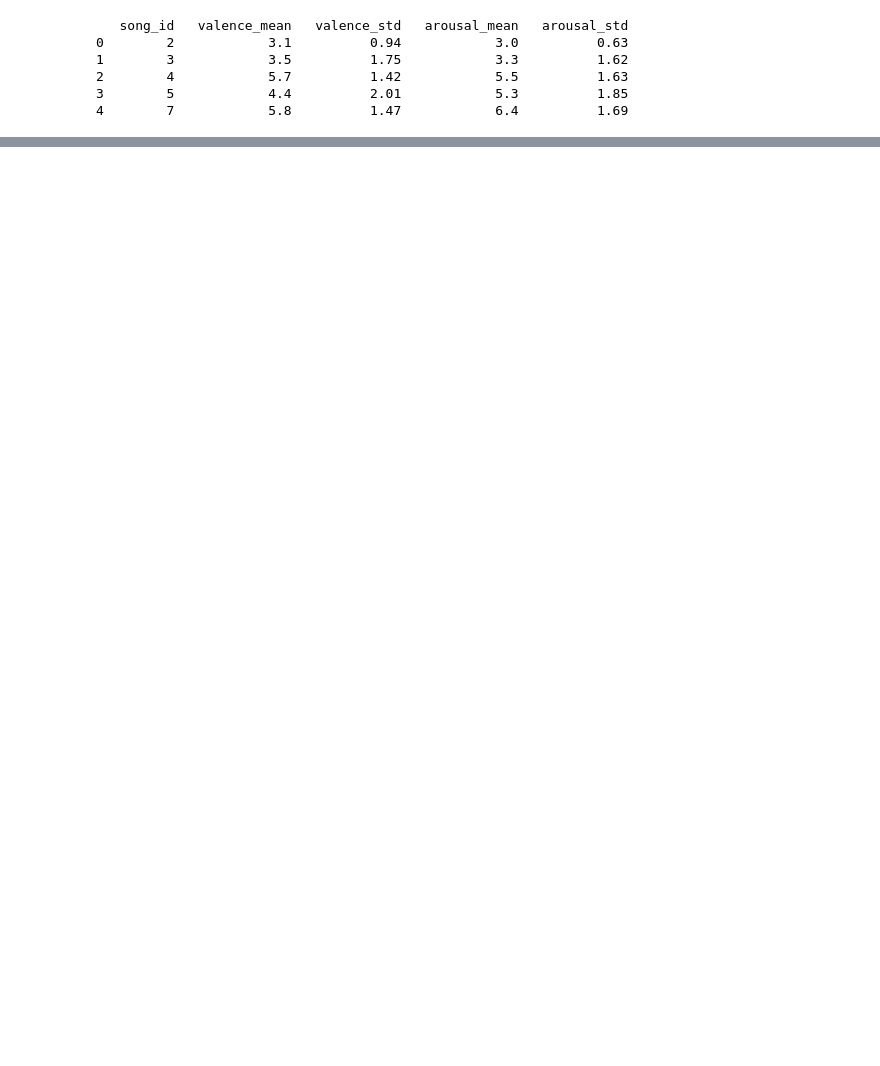
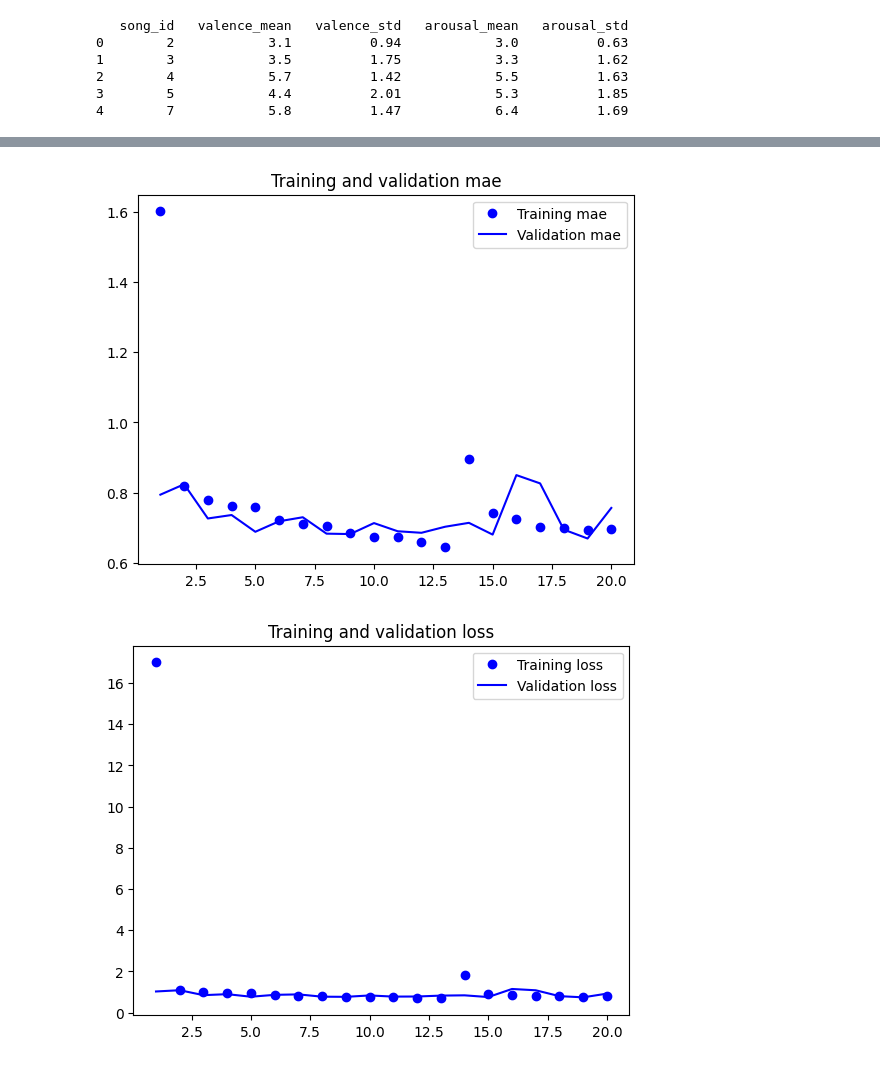
Before and after one commit to KaiyangZhao0603/Group2_Final-Project, a Jupyter notebook: Main.ipynb, the cells around one changed output, grey strips where cells are left out. Saved outputs shown, nothing was run; the diff lists cells and outputs as text; code cells hidden in the pictures; blank space fills up the shorter version.

```diff
--- a/Main.ipynb
+++ b/Main.ipynb
@@ -9,4 +9,4 @@
 import utils as u
 import tensorflow_hub as hub
 
-yamnet = hub.load('/Users/zhaokaiyang/.cache/kagglehub/models/google/yamnet/tensorFlow2/yamnet/1')
+yamnet = hub.load('https://tfhub.dev/google/yamnet/1')
@@ -69,8 +77,12 @@ y = []
 # 遍历数据行
 for index, row in av_data.iterrows():
     music_id = str(row['song_id'])  # 根据需要将 musicId 转换为字符串，假设 embeddings_dict 的键是字符串形式的 musicId
-    if music_id in embeddings_dict:
-        X.append(embeddings_dict[music_id])
+    if music_id in new_embeddings_dict:
+        X.append(new_embeddings_dict[music_id])
+        X.append(new_embeddings_dict[music_id[:-1] + "1"])
+        X.append(new_embeddings_dict[music_id[:-1] + "2"])
+        y.append([row['valence_mean'], row['arousal_mean']])
+        y.append([row['valence_mean'], row['arousal_mean']])
         y.append([row['valence_mean'], row['arousal_mean']])
     else:
         print(f"Music ID {music_id} not found in embeddings_dict")  # 输出未找到的音乐 ID
@@ -153,3 +149,39 @@ Epoch 20/20
+# %%
+import matplotlib.pyplot as plt
+
+def plot_loss(history):
+    """
+    Plot the training and validation loss and mae.
+
+    Parameters
+    ----------
+    history : keras.callbacks.History
+        The history object returned by the `fit` method of a Keras model.
+
+    Returns
+    -------
+    None
+    """
+    mae = history.history["mae"]
+    val_mae = history.history["val_mae"]
+    loss = history.history["loss"]
+    val_loss = history.history["val_loss"]
+    epochs = range(1, len(mae) + 1)
+    plt.plot(epochs, mae, "bo", label="Training mae")
+    plt.plot(epochs, val_mae, "b", label="Validation mae")
+    plt.title("Training and validation mae")
+    plt.legend()
+    plt.figure()
+    plt.plot(epochs, loss, "bo", label="Training loss")
+    plt.plot(epochs, val_loss, "b", label="Validation loss")
+    plt.title("Training and validation loss")
+    plt.legend()
+    plt.show()
+# %%
+plot_loss(history)
+# %% [output]
+[figure, added]
+[figure, added]
 # %%
 # 评估模型性能
 loss, mae = model.evaluate(X_test, y_test)
```
Also changed, not shown: parts of 17 cells of this notebook, 1 other file.
